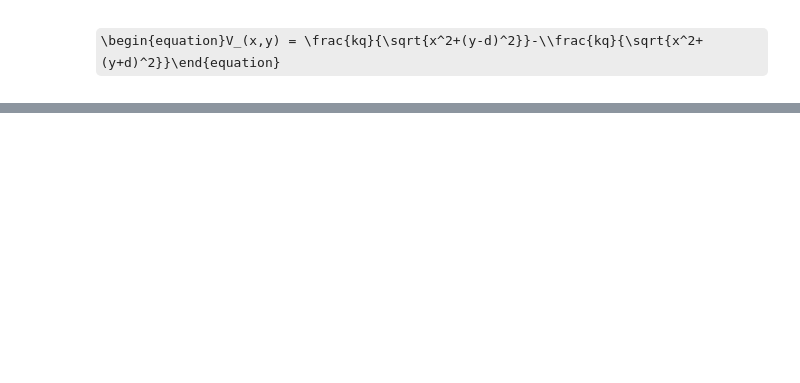
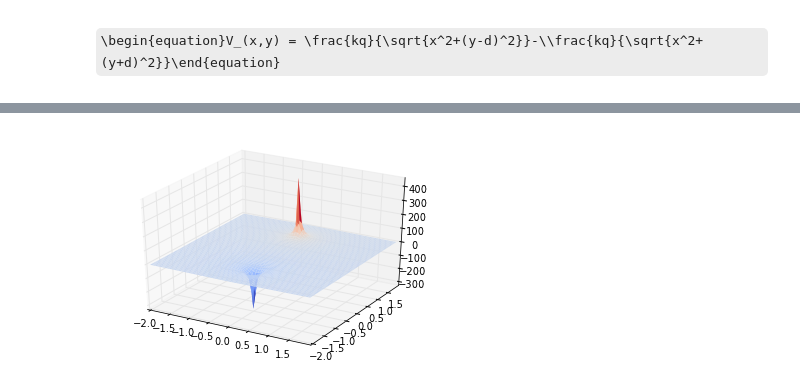
Before and after one commit to dnavaret/PHYS202-S13, a Jupyter notebook: Week4/Day1Tues.ipynb, the cells around one changed output, grey strips where cells are left out. Drawn from its saved outputs; the diff is of its cells as text; code cells hidden in the pictures; some formulas as TeX source; blank space fills up the shorter version.

```diff
--- a/Week4/Day1Tues.ipynb
+++ b/Week4/Day1Tues.ipynb
@@ -67,0 +91,2 @@ ValueError: total size of new array must be unchanged
+# %%
+def dipolePotential(x,y,q,d):    k=8987551800; q1=-1*(10**-9); q2=1*(10**-9); d=1    Vxy=(k*q/(x**2 + (y-d)**2)**(1/2.) - (k*q/(x**2 + (y+d)**2)**(1/2.)))    print Vxyx=1;y=1print V11
@@ -67,0 +102,4 @@ ValueError: total size of new array must be unchanged
+# %%
+def dipolePotential(x,y,q,d):    k = 8.9875518*10**9; q = 1*10**-9; Vxy = (k*q/((x)**2 + (y - d)**2)**(1/2.) - (k*q/(x**2 + (y + d)**2)**(1/2.))) #insert Vxy function    return Vxy #return Vxyx,y = meshgrid(arange(-2.,2.,0.06),arange(-2.,2.,0.06))Vxy = dipolePotential(x,y,q,d)from mpl_toolkits.mplot3d import Axes3Dfig = figure()ax = fig.gca(projection = '3d')p = ax.plot_surface(x,y,Vxy, rstride=1, cstride=1, linewidth=0, cmap=cm.coolwarm)
+# %% [output]
+[figure, added]
```
Also changed, not shown: parts of 17 cells of this notebook.
